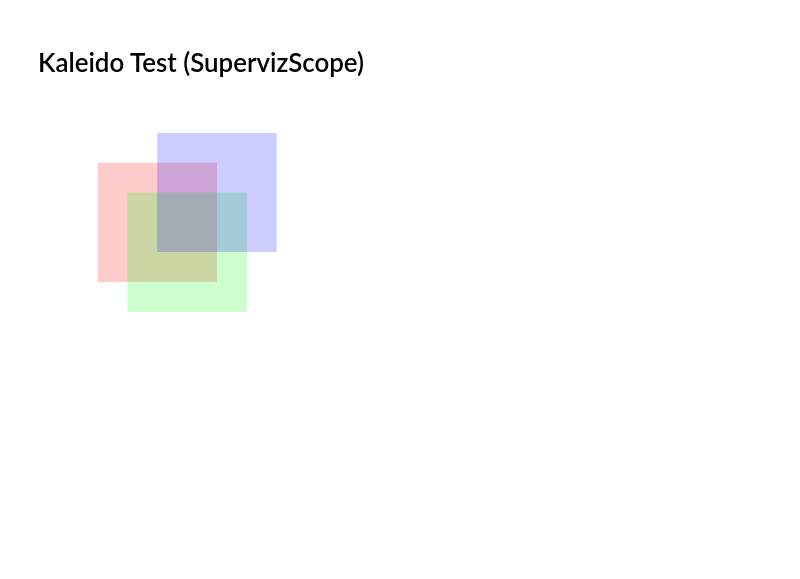
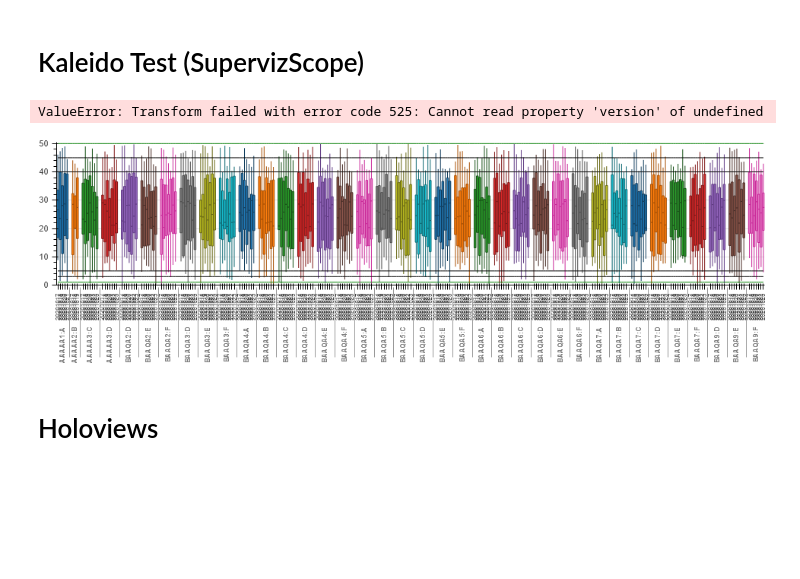
Before and after one commit to g21589/MyNote, a Jupyter notebook: examples/PlotlyBox.ipynb, the cells around one changed output. Saved outputs shown, nothing was run; the diff lists cells and outputs as text; code cells hidden in the pictures; blank space fills up the shorter version.

```diff
--- a/examples/PlotlyBox.ipynb
+++ b/examples/PlotlyBox.ipynb
@@ -175,13 +176,16 @@ display(Image(b))
 from kaleido.scopes.superviz import SupervizScope
 # %%
-scope = SupervizScope()
+scope = SupervizScope(customjs=os.path.abspath('./bokeh.js'))
 
 scope._ensure_kaleido()
 
 b = scope.transform(dict(a=5))
 
 #scope._shutdown_kaleido()
+# %% [output]
+ValueError: Transform failed with error code 525: Cannot read property 'version' of undefined
 # %%
+b = scope.transform(json_item(p, "myplot"))
 Image(base64.b64decode(b.decode().replace('embedded-picture', '')))
 # %% [output]
-[figure, old version]
+[figure, new version]
@@ -187,0 +194,2 @@ Image(base64.b64decode(b.decode().replace('embedded-picture', '')))
+# %% [markdown]
+# Holoviews
```
Also changed, not shown: parts of 19 cells of this notebook, 5 other files.
